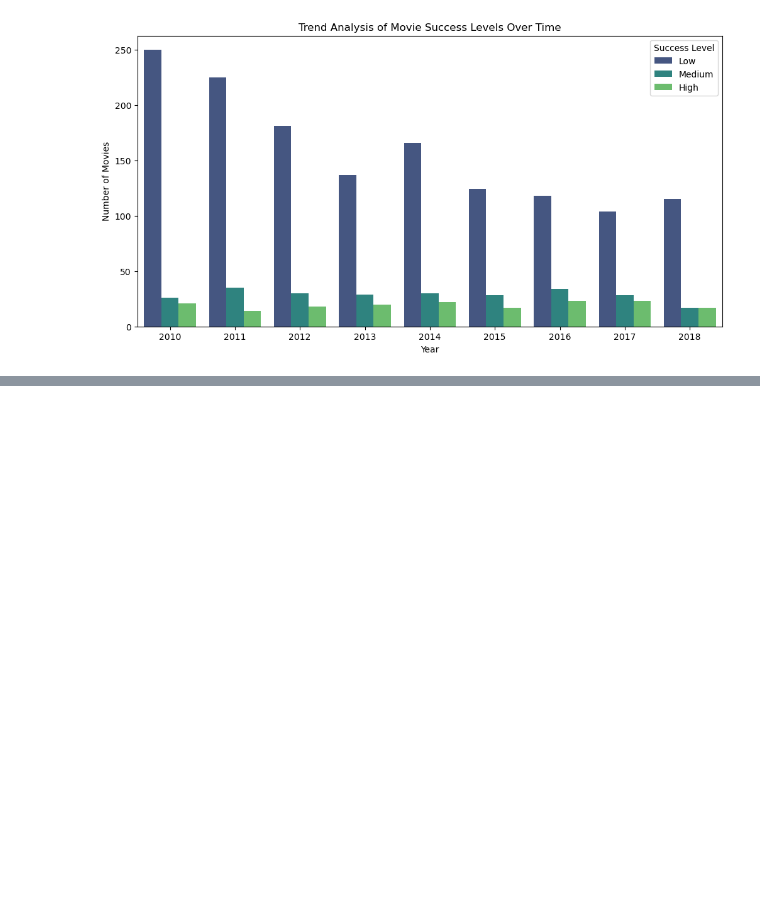
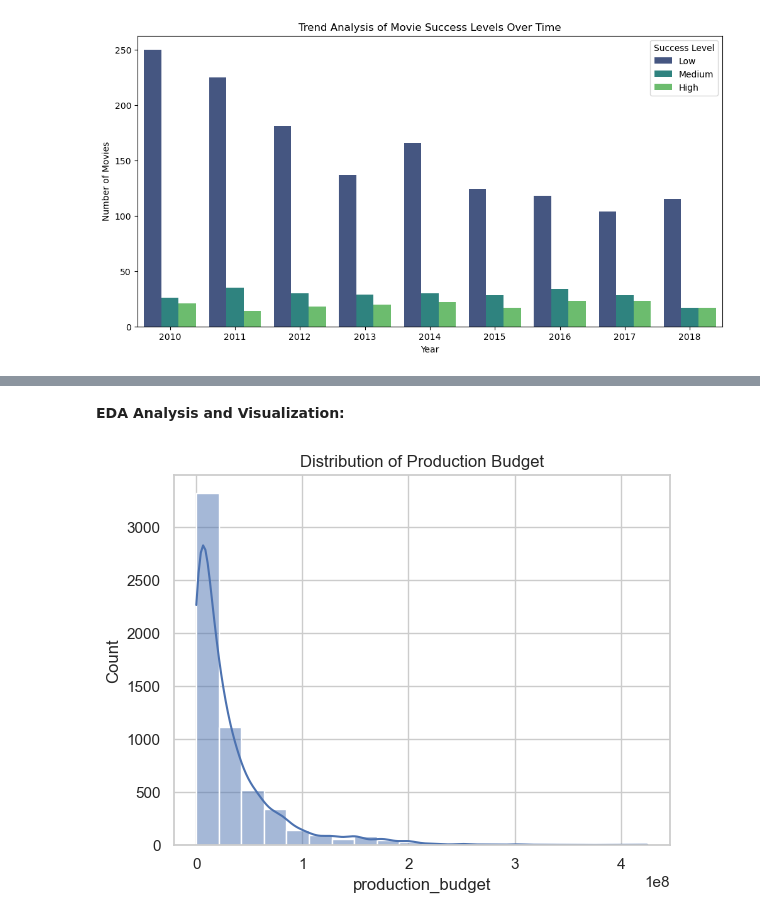
Before and after one commit to Adhiambo254/project_phase1, a Jupyter notebook: index.ipynb, the cells around one changed output, grey strips where cells are left out. Drawn from its saved outputs; the diff is of its cells as text; code cells hidden in the pictures; blank space fills up the shorter version.

```diff
--- a/index.ipynb
+++ b/index.ipynb
@@ -549,0 +583,6 @@ plt.show()
+# %%
+# Example: Check data types
+print(tn_movie_budgets_df.dtypes)
+
+# Convert 'release_date' to datetime if not already
+tn_movie_budgets_df['release_date'] = pd.to_datetime(tn_movie_budgets_df['release_date'])
@@ -549,0 +608,8 @@ plt.show()
+# %%
+# Convert budget, domestic_gross, and worldwide_gross to numeric
+tn_movie_budgets_df['production_budget'] = tn_movie_budgets_df['production_budget'].replace('[\$,]', '', regex=True).astype(float)
+tn_movie_budgets_df['domestic_gross'] = tn_movie_budgets_df['domestic_gross'].replace('[\$,]', '', regex=True).astype(float)
+tn_movie_budgets_df['worldwide_gross'] = tn_movie_budgets_df['worldwide_gross'].replace('[\$,]', '', regex=True).astype(float)
+# %%
+# Convert release_date to datetime format
+tn_movie_budgets_df['release_date'] = pd.to_datetime(tn_movie_budgets_df['release_date'])
@@ -549,0 +640,9 @@ plt.show()
+# %% [markdown]
+**EDA Analysis and Visualization:**
+# %%
+# Explore distribution of production_budget
+sns.histplot(tn_movie_budgets_df['production_budget'], bins=20, kde=True)
+plt.title('Distribution of Production Budget')
+plt.show()
+# %% [output]
+[figure, added]
```
Also changed, not shown: parts of 40 cells of this notebook.
